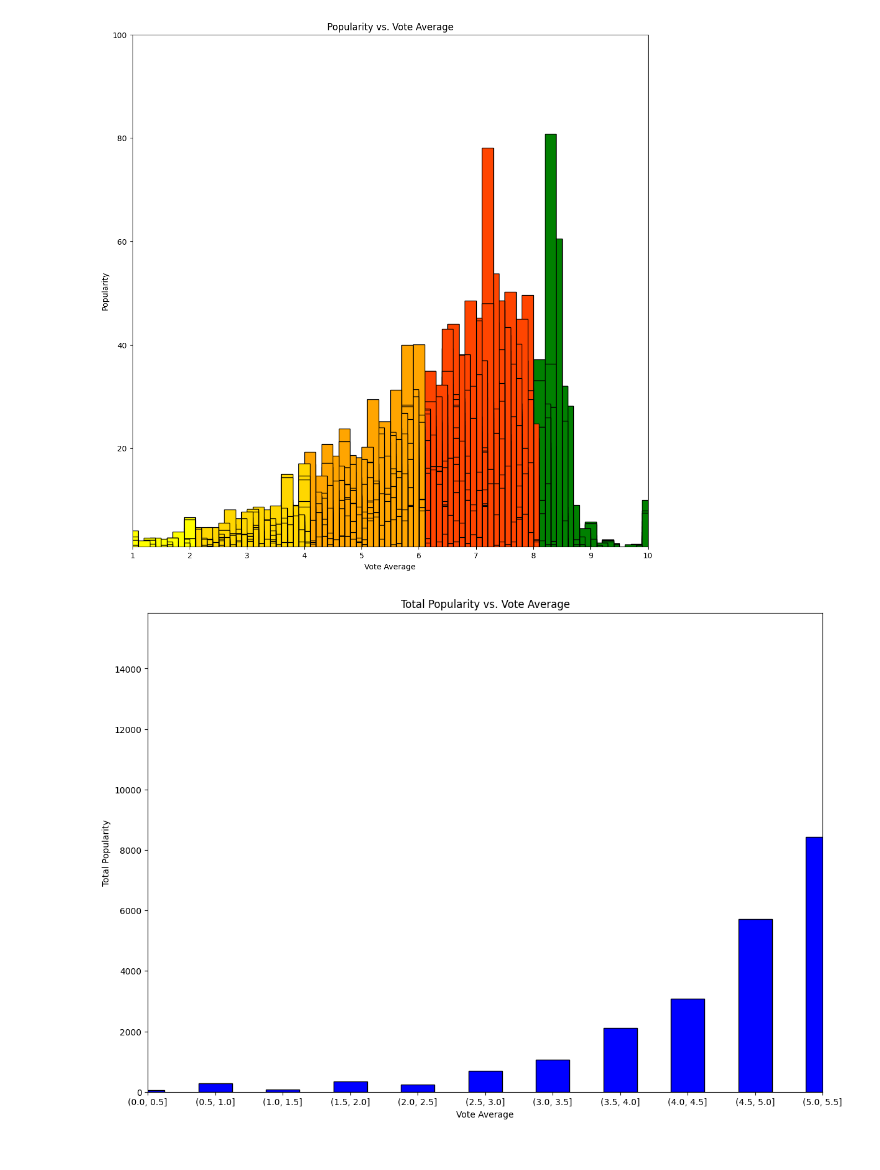
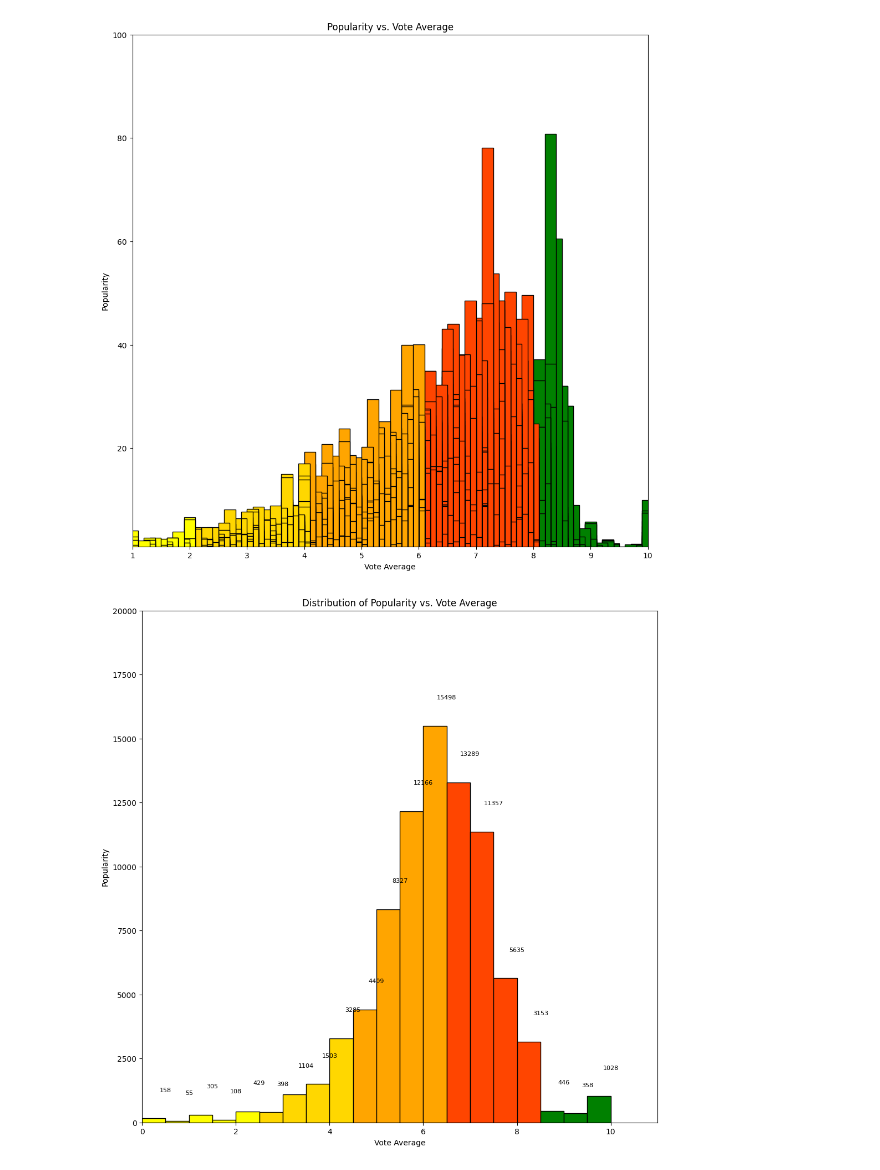
Before and after one commit to Mngambi/dsc-phase-1-project-v2-4, a Jupyter notebook: student.ipynb, the cells around one changed output. Saved outputs shown, nothing was run; the diff lists cells and outputs as text; code cells hidden in the pictures.

```diff
--- a/student.ipynb
+++ b/student.ipynb
@@ -511,34 +507,38 @@ plt.show()
 # %% [output]
 [figure]
-# %%
-import numpy as np
-
-# Calculate the bins for vote_average values
-bins = np.arange(0, 11, 0.5)
-
-# Group the data into bins based on vote_average values
-grouped_data = df_tmdb.groupby(pd.cut(df_tmdb['vote_average'], bins))
-
-# Aggregate the raw popularity values for each bin
-popularity_totals = grouped_data['popularity'].sum()
-
-# Set labels and title
-plt.figure(figsize=(14, 10))
-plt.xlabel('Vote Average')
-plt.ylabel('Total Popularity')
-plt.title('Total Popularity vs. Vote Average')
-
-# Set axis scaling and limits
-plt.xscale('linear')
-plt.yscale('linear')
-plt.xlim(0, 10)
-plt.ylim(0, popularity_totals.max() * 1.1)  # Adjust y-axis limit to accommodate maximum popularity value
-
-# Plot the bars
-plt.bar(popularity_totals.index.astype(str), popularity_totals, width=0.5, color='blue', edgecolor='black')
-
-# Show the plot
-plt.grid(False)
-plt.show()
-# %% [output]
-[figure, removed]
+# %%
+#this is the same as the above code but instead we are using a histogram to visualize
+
+# Set up the data
+sorted_data = df_tmdb.sort_values(by='vote_average', ascending=False)
+vote_average = sorted_data['vote_average']
+popularity = sorted_data['popularity']
+
+# Set labels and title
+plt.figure(figsize=(12, 12))
+plt.xlabel('Vote Average')
+plt.ylabel('Popularity')
+plt.title('Distribution of Popularity vs. Vote Average')
+
+# Set axis scaling and limits
+plt.xscale('linear')
+plt.yscale('linear')
+plt.xlim(0, 11)
+plt.ylim(0, 20000)
+
+# Create the histogram
+n, bins, patches = plt.hist(vote_average, bins=20, weights=popularity, color='skyblue', edgecolor='black')
+
+# Change color of each bar based on vote average interval
+for i in range(len(bins) - 1):
+    color = 'yellow' if bins[i] <= 2 else '#FFD700' if bins[i] <= 4 else 'orange' if bins[i] <= 6 else '#FF4500' if bins[i] <= 8 else 'green'
+    patches[i].set_facecolor(color)
+
+    # Add text annotation on each bar
+    plt.text(bins[i] + 0.5, n[i] + 1000, f'{int(n[i])}', ha='center', va='bottom', fontsize=8)
+
+# Show the plot
+plt.grid(False)
+plt.show()
+# %% [output]
+[figure, added]
```
Also changed, not shown: parts of 26 cells of this notebook.
